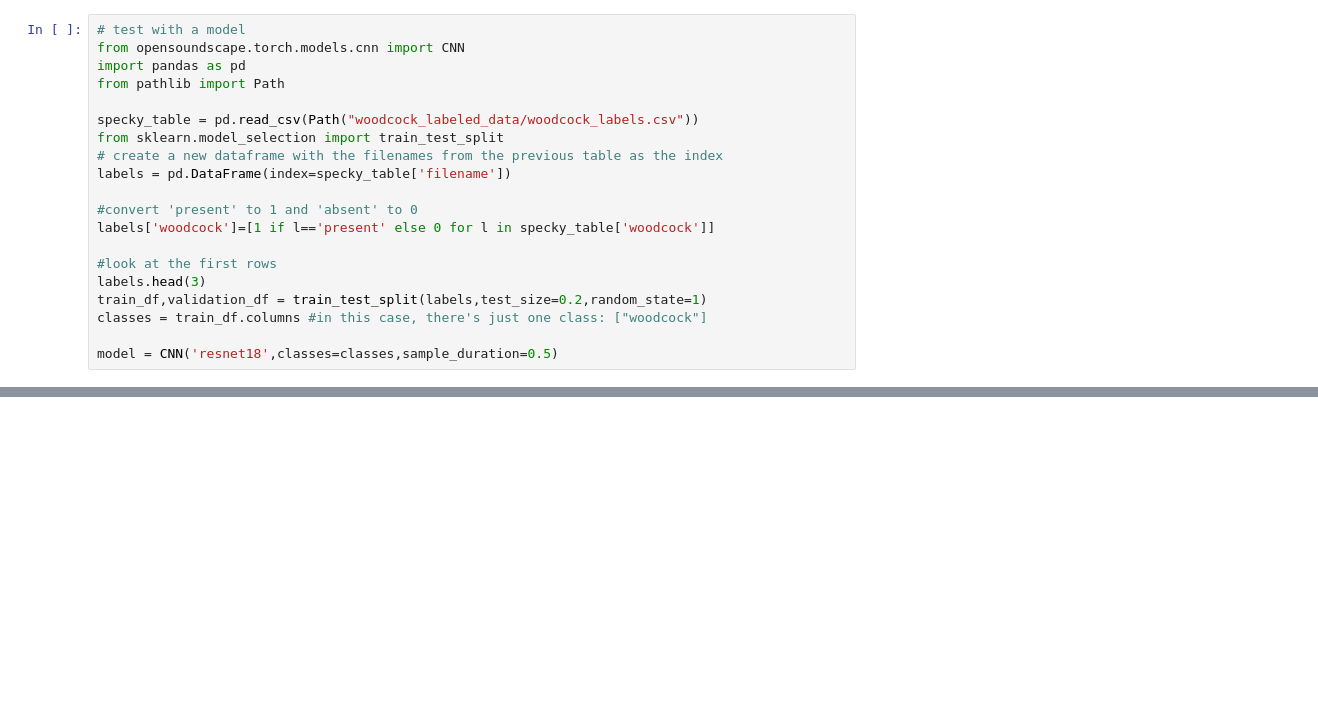
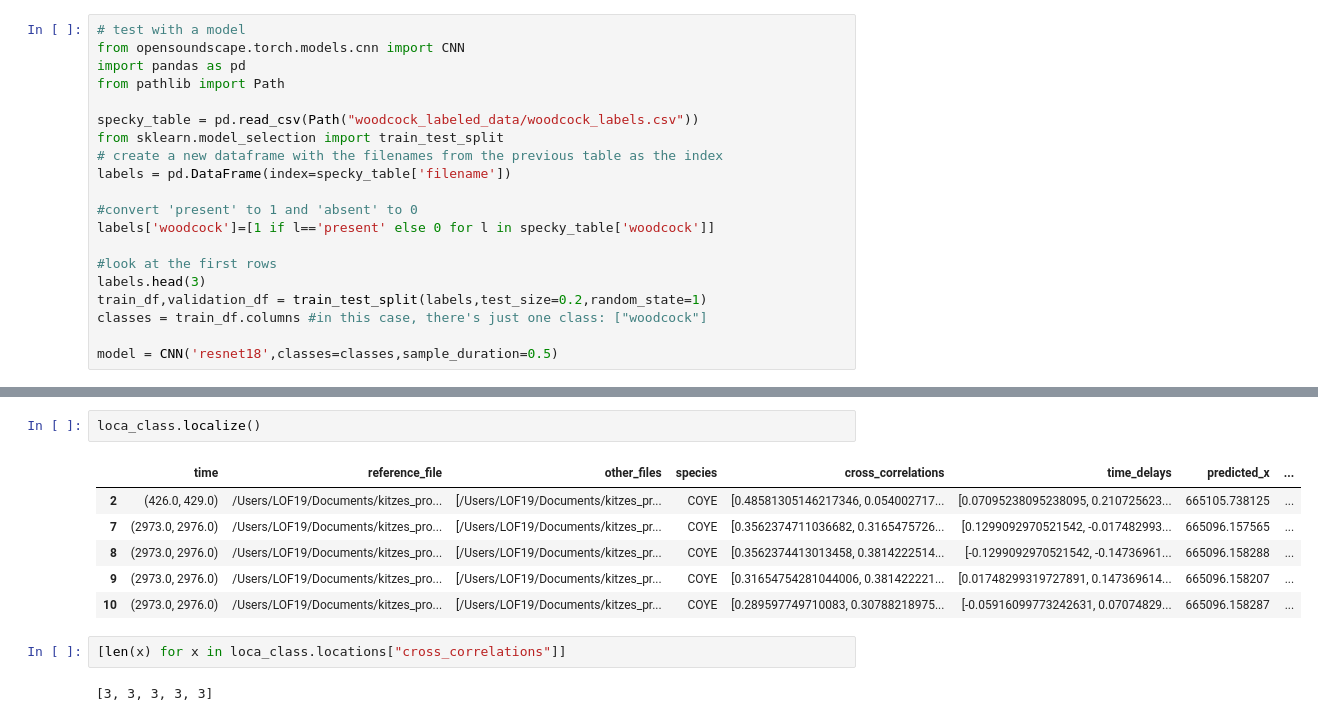
Before and after one commit to kitzeslab/opensoundscape, a Jupyter notebook: docs/tutorials/Localizer.ipynb, the cells around one changed output, grey strips where cells are left out. Saved outputs shown, nothing was run; the diff lists cells and outputs as text; blank space fills up the shorter version.

```diff
--- a/docs/tutorials/Localizer.ipynb
+++ b/docs/tutorials/Localizer.ipynb
@@ -576,0 +704,13 @@ files
+# %%
+loca_class.localize()
+# %% [output]
+|  | time | reference_file | other_files | species | cross_correlations | time_delays | predicted_x | ... |
+| 2 | (426.0, 429.0) | /Users/LOF19/Documents/kitzes_pro... | [/Users/LOF19/Documents/kitzes_pr... | COYE | [0.48581305146217346, 0.054002717... | [0.07095238095238095, 0.210725623... | 665105.738125 | ... |
+| 7 | (2973.0, 2976.0) | /Users/LOF19/Documents/kitzes_pro... | [/Users/LOF19/Documents/kitzes_pr... | COYE | [0.3562374711036682, 0.3165475726... | [0.1299092970521542, -0.017482993... | 665096.157565 | ... |
+| 8 | (2973.0, 2976.0) | /Users/LOF19/Documents/kitzes_pro... | [/Users/LOF19/Documents/kitzes_pr... | COYE | [0.3562374413013458, 0.3814222514... | [-0.1299092970521542, -0.14736961... | 665096.158288 | ... |
+| 9 | (2973.0, 2976.0) | /Users/LOF19/Documents/kitzes_pro... | [/Users/LOF19/Documents/kitzes_pr... | COYE | [0.31654754281044006, 0.381422221... | [0.01748299319727891, 0.147369614... | 665096.158207 | ... |
+| 10 | (2973.0, 2976.0) | /Users/LOF19/Documents/kitzes_pro... | [/Users/LOF19/Documents/kitzes_pr... | COYE | [0.289597749710083, 0.30788218975... | [-0.05916099773242631, 0.07074829... | 665096.158287 | ... |
+# %%
+[len(x) for x in loca_class.locations["cross_correlations"]]
+# %% [output]
+[3, 3, 3, 3, 3]
```
Also changed, not shown: parts of 15 cells of this notebook.
